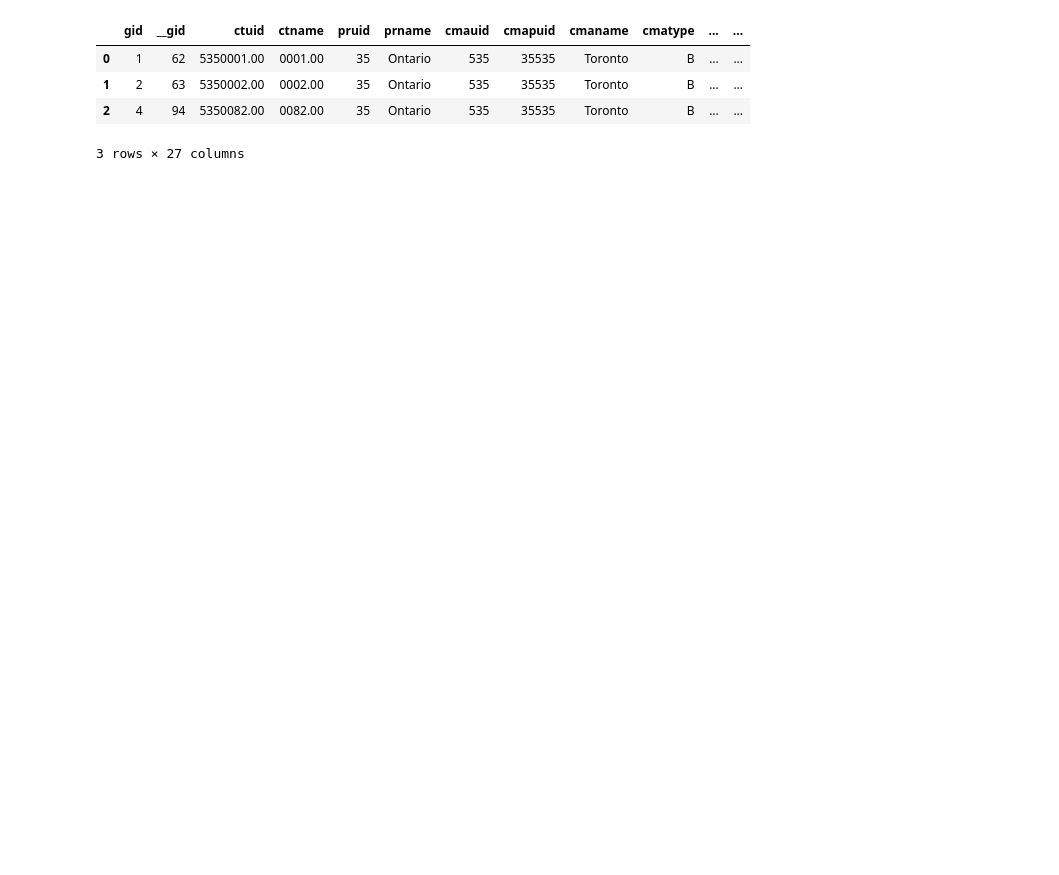
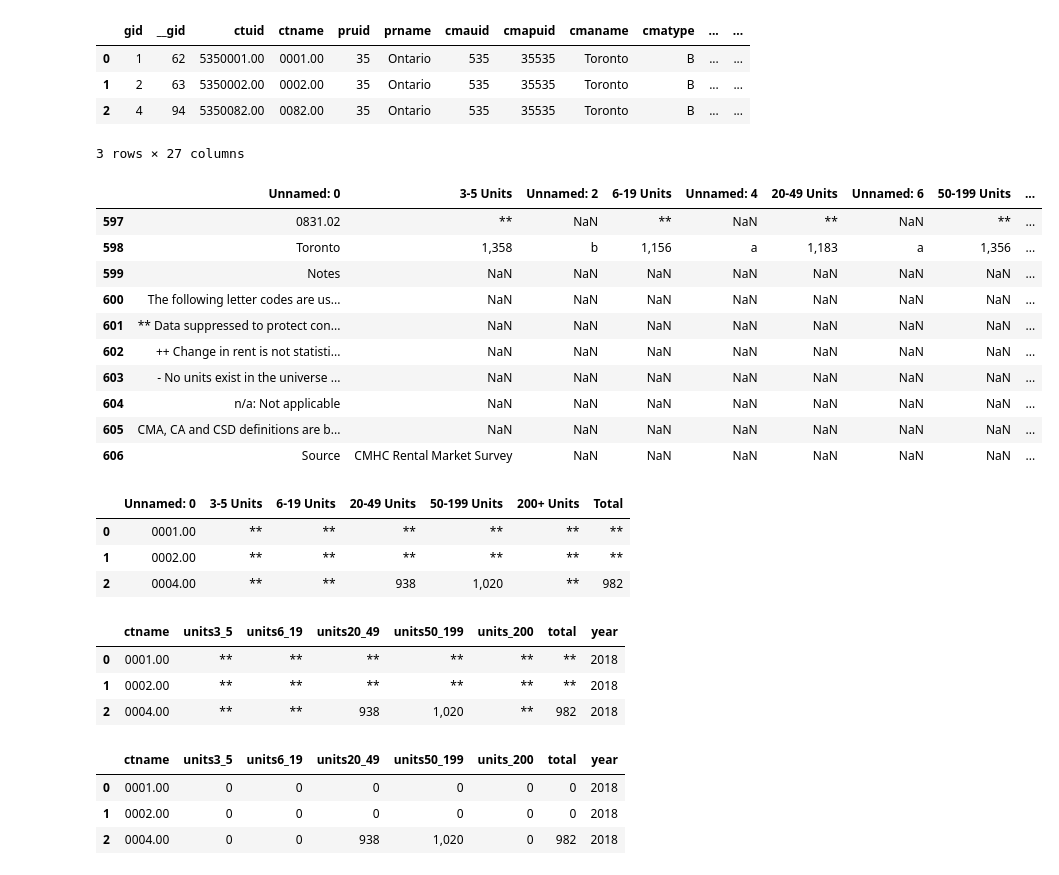
Before and after one commit to gcc-dav-official-github/production, a Jupyter notebook: projects/real_estate/code/rental_prices_csv cleaning.ipynb, the cells around one changed output. Saved outputs shown, nothing was run; the diff lists cells and outputs as text; code cells hidden in the pictures; blank space fills up the shorter version.

```diff
--- a/projects/real_estate/code/rental_prices_csv cleaning.ipynb
+++ b/projects/real_estate/code/rental_prices_csv cleaning.ipynb
@@ -151,3 +164,48 @@ shdf= shdf.drop('geom', 1, inplace=False)
 # For the geom column, we will use GeoAlchemy's type 'Geometry'
 shdf.to_sql("walkability_shdf", engine, if_exists='replace', index=False,
                          dtype={'geometry': Geometry('MULTIPOLYGON', srid= 2019)})
+# %%
+dfs = pd.read_csv('/media/DATADRIVE/realestate/rental_prices/census_tracts/str_size_2018.csv', delimiter= ",", skiprows=2)
+# %%
+dfs.tail(10)
+# %% [output]
+|  | Unnamed: 0 | 3-5 Units | Unnamed: 2 | 6-19 Units | Unnamed: 4 | 20-49 Units | Unnamed: 6 | 50-199 Units | ... |
+| 597 | 0831.02 | ** | NaN | ** | NaN | ** | NaN | ** | ... |
+| 598 | Toronto | 1,358 | b | 1,156 | a | 1,183 | a | 1,356 | ... |
+| 599 | Notes | NaN | NaN | NaN | NaN | NaN | NaN | NaN | ... |
+| 600 | The following letter codes are us... | NaN | NaN | NaN | NaN | NaN | NaN | NaN | ... |
+| 601 | ** Data suppressed to protect con... | NaN | NaN | NaN | NaN | NaN | NaN | NaN | ... |
+| 602 | ++ Change in rent is not statisti... | NaN | NaN | NaN | NaN | NaN | NaN | NaN | ... |
+| 603 | - No units exist in the universe ... | NaN | NaN | NaN | NaN | NaN | NaN | NaN | ... |
+| 604 | n/a: Not applicable | NaN | NaN | NaN | NaN | NaN | NaN | NaN | ... |
+| 605 | CMA, CA and CSD definitions are b... | NaN | NaN | NaN | NaN | NaN | NaN | NaN | ... |
+| 606 | Source | CMHC Rental Market Survey | NaN | NaN | NaN | NaN | NaN | NaN | ... |
+# %%
+#dfs.head(5)
+#dfs.tail(10) drop tail unwanted strings
+dfs.drop(dfs.tail(9).index, inplace=True)
+dfs.drop(['Unnamed: 2', 'Unnamed: 4', 'Unnamed: 6', 'Unnamed: 8', 'Unnamed: 10', 'Unnamed: 12', 'Unnamed: 13' ], axis=1, inplace=True)
+dfs.head(3)
+# %% [output]
+|  | Unnamed: 0 | 3-5 Units | 6-19 Units | 20-49 Units | 50-199 Units | 200+ Units | Total |
+| 0 | 0001.00 | ** | ** | ** | ** | ** | ** |
+| 1 | 0002.00 | ** | ** | ** | ** | ** | ** |
+| 2 | 0004.00 | ** | ** | 938 | 1,020 | ** | 982 |
+# %%
+dfs = dfs.rename(columns={'Unnamed: 0': 'ctname', '3-5 Units': 'units3_5', '6-19 Units': 'units6_19',  '20-49 Units': 'units20_49', '50-199 Units': 'units50_199', '200+ Units': 'units_200' ,'Total' : 'total'})
+dfs['year'] = '2018'
+dfs.head(3)
+# %% [output]
+|  | ctname | units3_5 | units6_19 | units20_49 | units50_199 | units_200 | total | year |
+| 0 | 0001.00 | ** | ** | ** | ** | ** | ** | 2018 |
+| 1 | 0002.00 | ** | ** | ** | ** | ** | ** | 2018 |
+| 2 | 0004.00 | ** | ** | 938 | 1,020 | ** | 982 | 2018 |
+# %%
+# drop unwanted special charachters **
+dfs.replace(['**'], '0', regex=False, inplace=True)
+dfs.head(3)
+# %% [output]
+|  | ctname | units3_5 | units6_19 | units20_49 | units50_199 | units_200 | total | year |
+| 0 | 0001.00 | 0 | 0 | 0 | 0 | 0 | 0 | 2018 |
+| 1 | 0002.00 | 0 | 0 | 0 | 0 | 0 | 0 | 2018 |
+| 2 | 0004.00 | 0 | 0 | 938 | 1,020 | 0 | 982 | 2018 |
```
Also changed, not shown: parts of 21 cells of this notebook.
